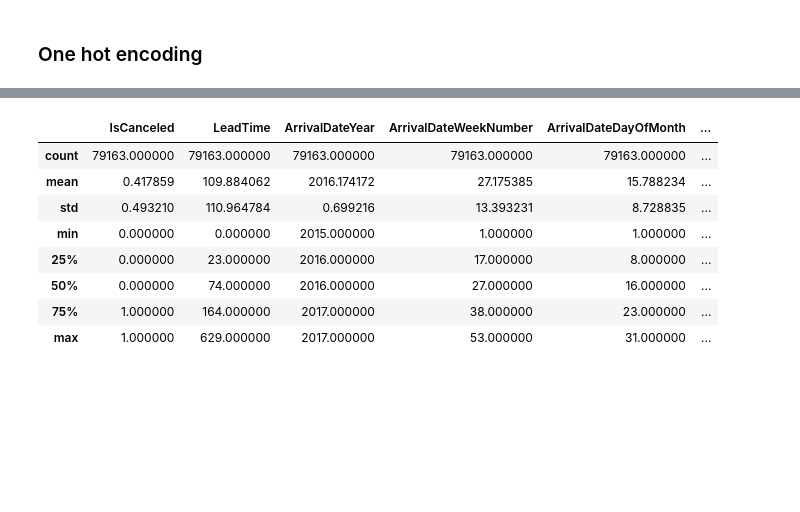
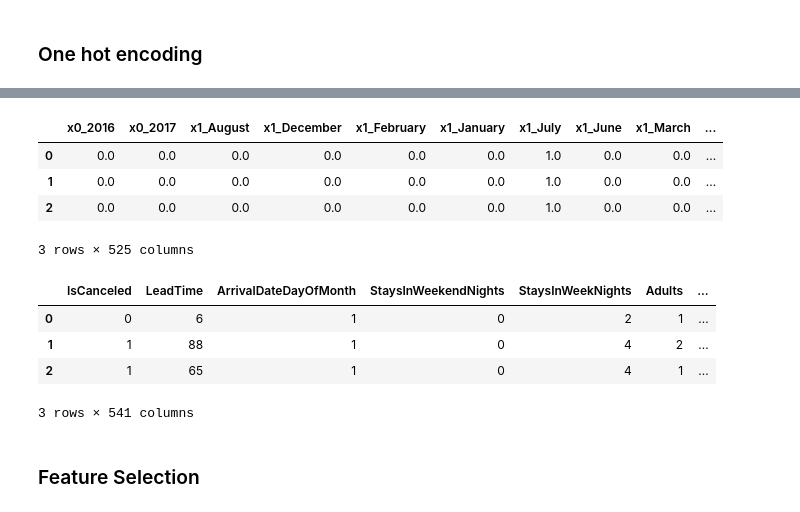
Before and after one commit to fredericojpr/BC2_Predict_Cancellations, a Jupyter notebook: scripts/BC2_Notebook_Frederico.ipynb, the cells around one changed output, grey strips where cells are left out. Drawn from its saved outputs; the diff is of its cells as text; code cells hidden in the pictures; blank space fills up the shorter version.

```diff
--- a/scripts/BC2_Notebook_Frederico.ipynb
+++ b/scripts/BC2_Notebook_Frederico.ipynb
@@ -83,0 +100,2 @@ data = data.fillna(replacements)
+# %%
+data['Agent'] = data['Agent'].str.replace('NULL','0')
@@ -84,3 +122,5 @@ data = data.fillna(replacements)
+# %%
+data[['Children', 'Company']] = data[['Children','Company']].fillna(value=0)
 # %%
 colors = ["#0101DF", "#DF0101"]
 
@@ -274,4 +314,4 @@ ordered_months = ["January", "February", "March", "April", "May", "June",
 # %% [markdown]
 ## b) Data Preprocessing
 # %%
-data.drop(columns=['ReservationStatus', 'ReservationStatusDate', 'Country'])
+data = data.drop(columns=['ReservationStatus', 'ReservationStatusDate', 'Country','DepositType'])
@@ -326,12 +351,26 @@ non_metric_features = ['ArrivalDateYear','ArrivalDateMonth','ArrivalDateWeekNumb
-# %%
-data_ohc.describe()
-# %% [output]
-|  | IsCanceled | LeadTime | ArrivalDateYear | ArrivalDateWeekNumber | ArrivalDateDayOfMonth | ... |
-| count | 79163.000000 | 79163.000000 | 79163.000000 | 79163.000000 | 79163.000000 | ... |
-| mean | 0.417859 | 109.884062 | 2016.174172 | 27.175385 | 15.788234 | ... |
-| std | 0.493210 | 110.964784 | 0.699216 | 13.393231 | 8.728835 | ... |
-| min | 0.000000 | 0.000000 | 2015.000000 | 1.000000 | 1.000000 | ... |
-| 25% | 0.000000 | 23.000000 | 2016.000000 | 17.000000 | 8.000000 | ... |
-| 50% | 0.000000 | 74.000000 | 2016.000000 | 27.000000 | 16.000000 | ... |
-| 75% | 1.000000 | 164.000000 | 2017.000000 | 38.000000 | 23.000000 | ... |
-| max | 1.000000 | 629.000000 | 2017.000000 | 53.000000 | 31.000000 | ... |
+# %%
+# Use OneHotEncoder to encode the categorical features. Get feature names and create a DataFrame
+# with the one-hot encoded categorical features (pass feature names)
+ohc = OneHotEncoder(sparse=False, drop="first")
+ohc_feat = ohc.fit_transform(data_ohc[non_metric_features])
+ohc_feat_names = ohc.get_feature_names()
+ohc_df = pd.DataFrame(ohc_feat, index=data_ohc.index, columns=ohc_feat_names)  # Why the index=df_ohc.index?
+ohc_df.head(3)
+# %% [output]
+|  | x0_2016 | x0_2017 | x1_August | x1_December | x1_February | x1_January | x1_July | x1_June | x1_March | ... |
+| 0 | 0.0 | 0.0 | 0.0 | 0.0 | 0.0 | 0.0 | 1.0 | 0.0 | 0.0 | ... |
+| 1 | 0.0 | 0.0 | 0.0 | 0.0 | 0.0 | 0.0 | 1.0 | 0.0 | 0.0 | ... |
+| 2 | 0.0 | 0.0 | 0.0 | 0.0 | 0.0 | 0.0 | 1.0 | 0.0 | 0.0 | ... |
+3 rows × 525 columns
+# %%
+# Reassigning data to contain ohc variables
+data_ohc = pd.concat([data_ohc.drop(columns=non_metric_features), ohc_df], axis=1)
+data_ohc.head(3)
+# %% [output]
+|  | IsCanceled | LeadTime | ArrivalDateDayOfMonth | StaysInWeekendNights | StaysInWeekNights | Adults | ... |
+| 0 | 0 | 6 | 1 | 0 | 2 | 1 | ... |
+| 1 | 1 | 88 | 1 | 0 | 4 | 2 | ... |
+| 2 | 1 | 65 | 1 | 0 | 4 | 1 | ... |
+3 rows × 541 columns
+# %% [markdown]
+### Feature Selection
```
Also changed, not shown: parts of 24 cells of this notebook.
